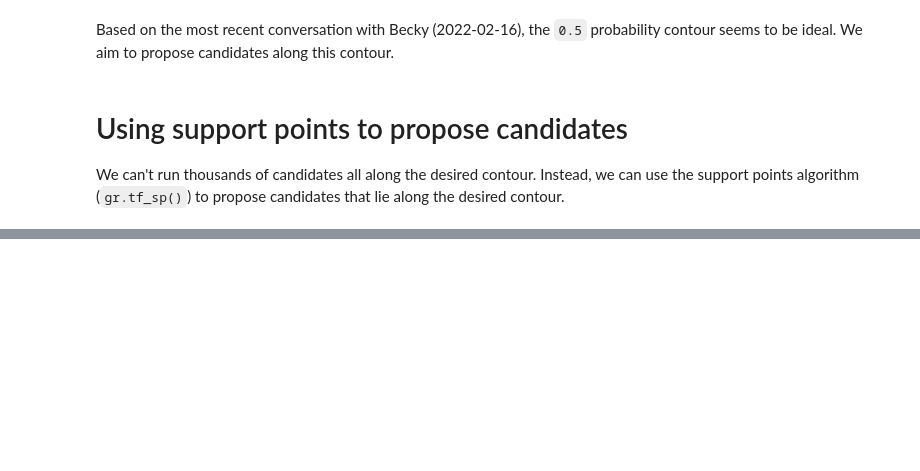
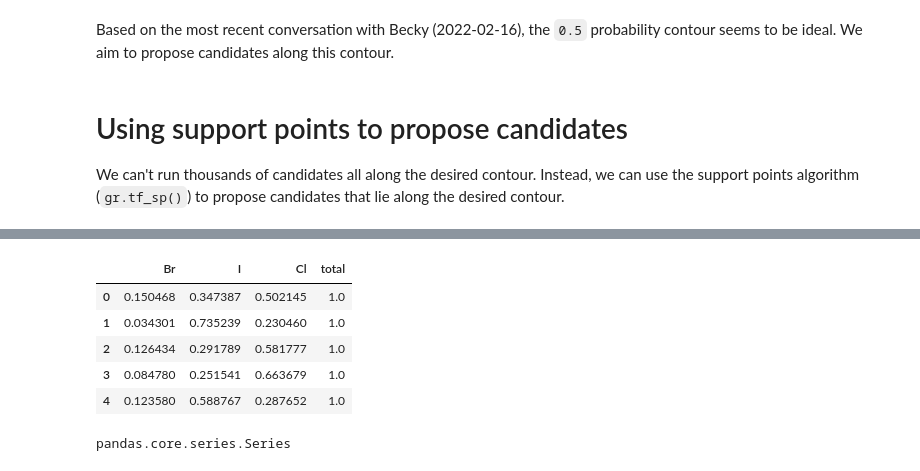
Before and after one commit to kaybr24/perovskite-solar, a Jupyter notebook: Triple Halide Contour Map.ipynb, the cells around one changed output, grey strips where cells are left out. Saved outputs shown, nothing was run; the diff lists cells and outputs as text; code cells hidden in the pictures; blank space fills up the shorter version.

Commit message:
tf_sp shows some potential compositions

```diff
--- a/Triple Halide Contour Map.ipynb
+++ b/Triple Halide Contour Map.ipynb
@@ -356,0 +372,16 @@ tran_sp finished in 30 iterations with distance criterion 9.994e-04
+# %%
+#Here are points calculated with percent compositions of each halide
+df_sp2 = (
+    df_contour
+    # Will need to select the 0.5 probability contour *only*
+    >> gr.tf_sp(
+        n=10,           # Number of candidates
+        var=["Br", "I", "Cl"], # Target variables
+    )
+)
+
+##Sanity check, do percent compositions add up to 1?
+df_sp2 = gr.tran_mutate(df_sp2, total=DF.Br + DF.Cl + DF.I)
+#df_sp2 = gr.tran_mutate(df_sp2, valid=(DF.total==(pd.Series(list("1"*DF.total.size)))))
+df_sp2.head()
+# %% [output]
@@ -356,0 +389,10 @@ tran_sp finished in 30 iterations with distance criterion 9.994e-04
+|  | Br | I | Cl | total |
+| 0 | 0.150468 | 0.347387 | 0.502145 | 1.0 |
+| 1 | 0.034301 | 0.735239 | 0.230460 | 1.0 |
+| 2 | 0.126434 | 0.291789 | 0.581777 | 1.0 |
+| 3 | 0.084780 | 0.251541 | 0.663679 | 1.0 |
+| 4 | 0.123580 | 0.588767 | 0.287652 | 1.0 |
+# %%
+type(df_sp2.total)
+# %% [output]
+pandas.core.series.Series
```
Also changed, not shown: parts of 10 cells of this notebook.
